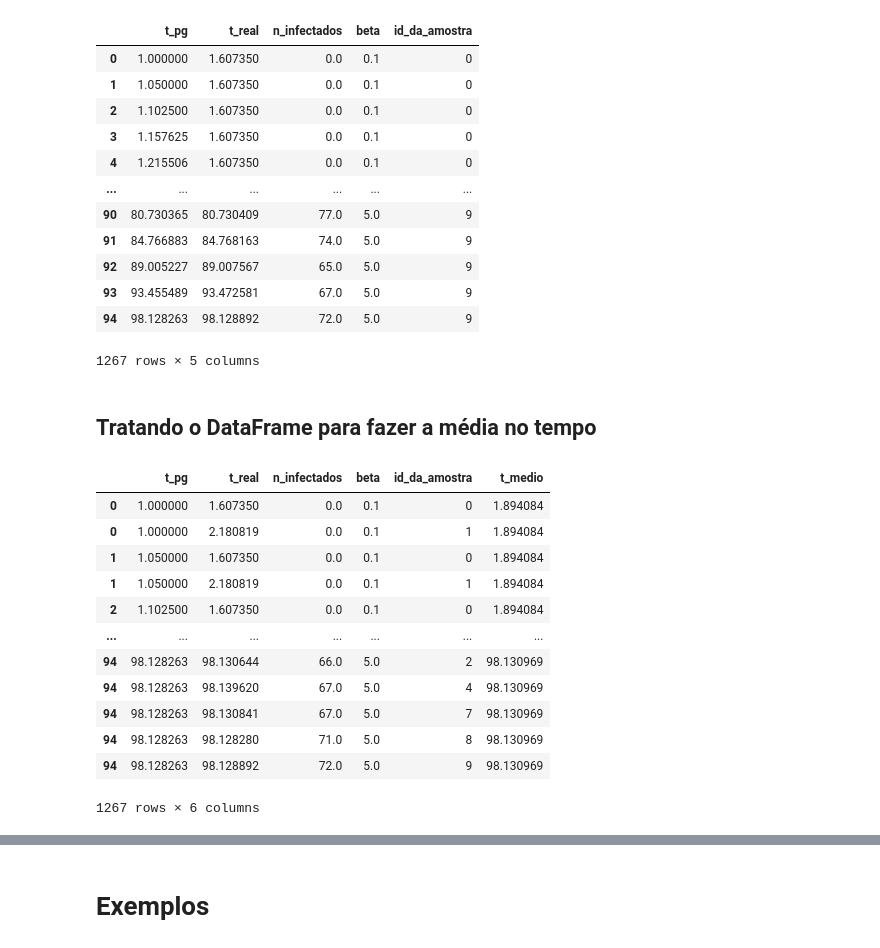
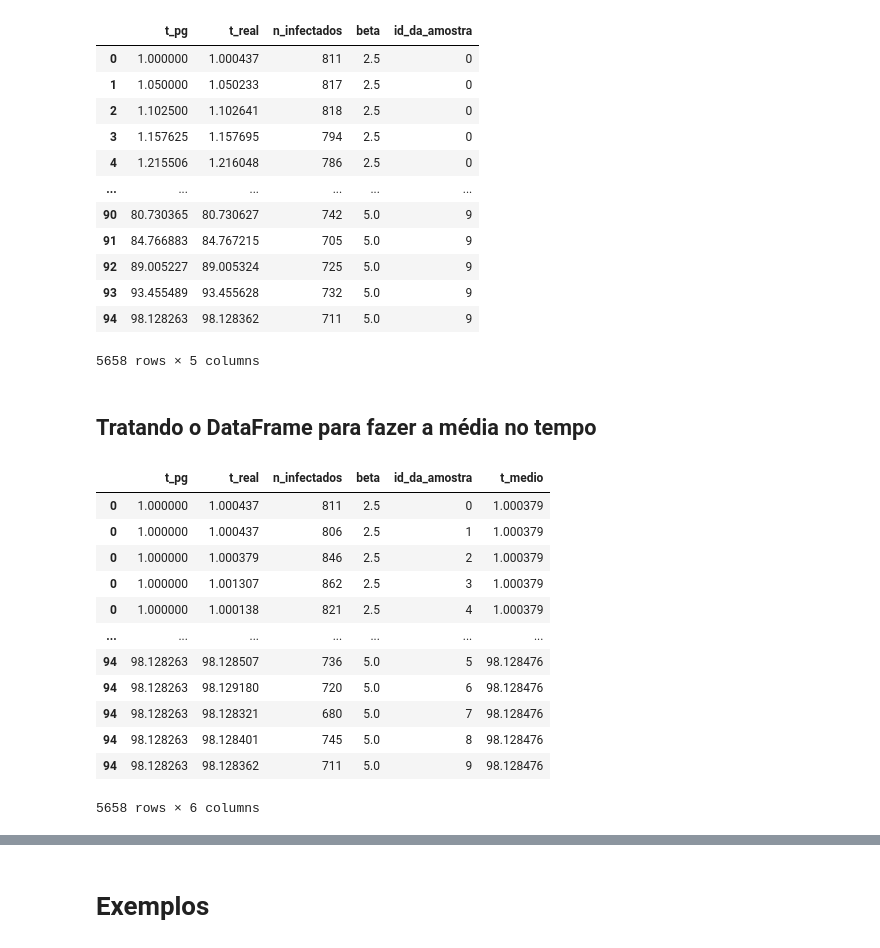
Before and after one commit to AtilioFPedroni/Pc__Gillespie, a Jupyter notebook: PC_temporal.ipynb, the cells around one changed output, grey strips where cells are left out. Saved outputs shown, nothing was run; the diff lists cells and outputs as text; code cells hidden in the pictures.

```diff
--- a/PC_temporal.ipynb
+++ b/PC_temporal.ipynb
@@ -87,48 +88,48 @@ def processo_contato(g, lista_inicial_de_infectados, beta, mu, tf):
 def simulacao_1D(n, betas, mu=1.0, tf = 100, ni=1, n_amostras=1):
     results = {}
 
     G = nx.circulant_graph(n, [1])
 
     for beta in betas:
         results[beta] = []
         for id_da_amostra in range(n_amostras):
             lista_de_infectados_inicial = rng.choice(G.nodes(), size=ni).tolist()
             t_pg, t_real, n_infectados = processo_contato(G, lista_de_infectados_inicial, beta, mu, tf)
 
             df = pd.DataFrame({'t_pg': t_pg, 't_real' : t_real, 'n_infectados': n_infectados})
             df['beta'] = beta
             df['id_da_amostra'] = id_da_amostra
 
             results[beta].append(df)
         results[beta] = pd.concat(results[beta])
     results = pd.concat(results.values())
     return results
 
 ######################################  Parâmetros ##############################
 
-n = 100
-betas = [0.1, 1, 1.5, 3.29, 5]
+n = 1000
+betas = [2.5,3.2,3.29,3.40,4.00,5.00]
 mu = 1.0
 tf = 100
-ni = 1
+ni = n
 
 results = simulacao_1D(n, betas, mu, tf, ni, n_amostras=10)
 
 results
 # %% [output]
 |  | t_pg | t_real | n_infectados | beta | id_da_amostra |
-| 0 | 1.000000 | 1.607350 | 0.0 | 0.1 | 0 |
-| 1 | 1.050000 | 1.607350 | 0.0 | 0.1 | 0 |
-| 2 | 1.102500 | 1.607350 | 0.0 | 0.1 | 0 |
-| 3 | 1.157625 | 1.607350 | 0.0 | 0.1 | 0 |
-| 4 | 1.215506 | 1.607350 | 0.0 | 0.1 | 0 |
+| 0 | 1.000000 | 1.000437 | 811 | 2.5 | 0 |
+| 1 | 1.050000 | 1.050233 | 817 | 2.5 | 0 |
+| 2 | 1.102500 | 1.102641 | 818 | 2.5 | 0 |
+| 3 | 1.157625 | 1.157695 | 794 | 2.5 | 0 |
+| 4 | 1.215506 | 1.216048 | 786 | 2.5 | 0 |
 | ... | ... | ... | ... | ... | ... |
-| 90 | 80.730365 | 80.730409 | 77.0 | 5.0 | 9 |
-| 91 | 84.766883 | 84.768163 | 74.0 | 5.0 | 9 |
-| 92 | 89.005227 | 89.007567 | 65.0 | 5.0 | 9 |
-| 93 | 93.455489 | 93.472581 | 67.0 | 5.0 | 9 |
-| 94 | 98.128263 | 98.128892 | 72.0 | 5.0 | 9 |
+| 90 | 80.730365 | 80.730627 | 742 | 5.0 | 9 |
+| 91 | 84.766883 | 84.767215 | 705 | 5.0 | 9 |
+| 92 | 89.005227 | 89.005324 | 725 | 5.0 | 9 |
+| 93 | 93.455489 | 93.455628 | 732 | 5.0 | 9 |
+| 94 | 98.128263 | 98.128362 | 711 | 5.0 | 9 |
-1267 rows × 5 columns
+5658 rows × 5 columns
 # %% [markdown]
 ## Tratando o DataFrame para fazer a média no tempo
 # %%
@@ -136,15 +137,15 @@ results['t_medio'] = results.groupby(['beta', 't_pg'])['t_real'].transform('mean
 results.sort_values(by=['beta','t_pg'])
 # %% [output]
 |  | t_pg | t_real | n_infectados | beta | id_da_amostra | t_medio |
-| 0 | 1.000000 | 1.607350 | 0.0 | 0.1 | 0 | 1.894084 |
-| 0 | 1.000000 | 2.180819 | 0.0 | 0.1 | 1 | 1.894084 |
-| 1 | 1.050000 | 1.607350 | 0.0 | 0.1 | 0 | 1.894084 |
-| 1 | 1.050000 | 2.180819 | 0.0 | 0.1 | 1 | 1.894084 |
-| 2 | 1.102500 | 1.607350 | 0.0 | 0.1 | 0 | 1.894084 |
+| 0 | 1.000000 | 1.000437 | 811 | 2.5 | 0 | 1.000379 |
+| 0 | 1.000000 | 1.000437 | 806 | 2.5 | 1 | 1.000379 |
+| 0 | 1.000000 | 1.000379 | 846 | 2.5 | 2 | 1.000379 |
+| 0 | 1.000000 | 1.001307 | 862 | 2.5 | 3 | 1.000379 |
+| 0 | 1.000000 | 1.000138 | 821 | 2.5 | 4 | 1.000379 |
 | ... | ... | ... | ... | ... | ... | ... |
-| 94 | 98.128263 | 98.130644 | 66.0 | 5.0 | 2 | 98.130969 |
-| 94 | 98.128263 | 98.139620 | 67.0 | 5.0 | 4 | 98.130969 |
-| 94 | 98.128263 | 98.130841 | 67.0 | 5.0 | 7 | 98.130969 |
-| 94 | 98.128263 | 98.128280 | 71.0 | 5.0 | 8 | 98.130969 |
-| 94 | 98.128263 | 98.128892 | 72.0 | 5.0 | 9 | 98.130969 |
+| 94 | 98.128263 | 98.128507 | 736 | 5.0 | 5 | 98.128476 |
+| 94 | 98.128263 | 98.129180 | 720 | 5.0 | 6 | 98.128476 |
+| 94 | 98.128263 | 98.128321 | 680 | 5.0 | 7 | 98.128476 |
+| 94 | 98.128263 | 98.128401 | 745 | 5.0 | 8 | 98.128476 |
+| 94 | 98.128263 | 98.128362 | 711 | 5.0 | 9 | 98.128476 |
-1267 rows × 6 columns
+5658 rows × 6 columns
```
Also changed, not shown: parts of 4 cells of this notebook.
